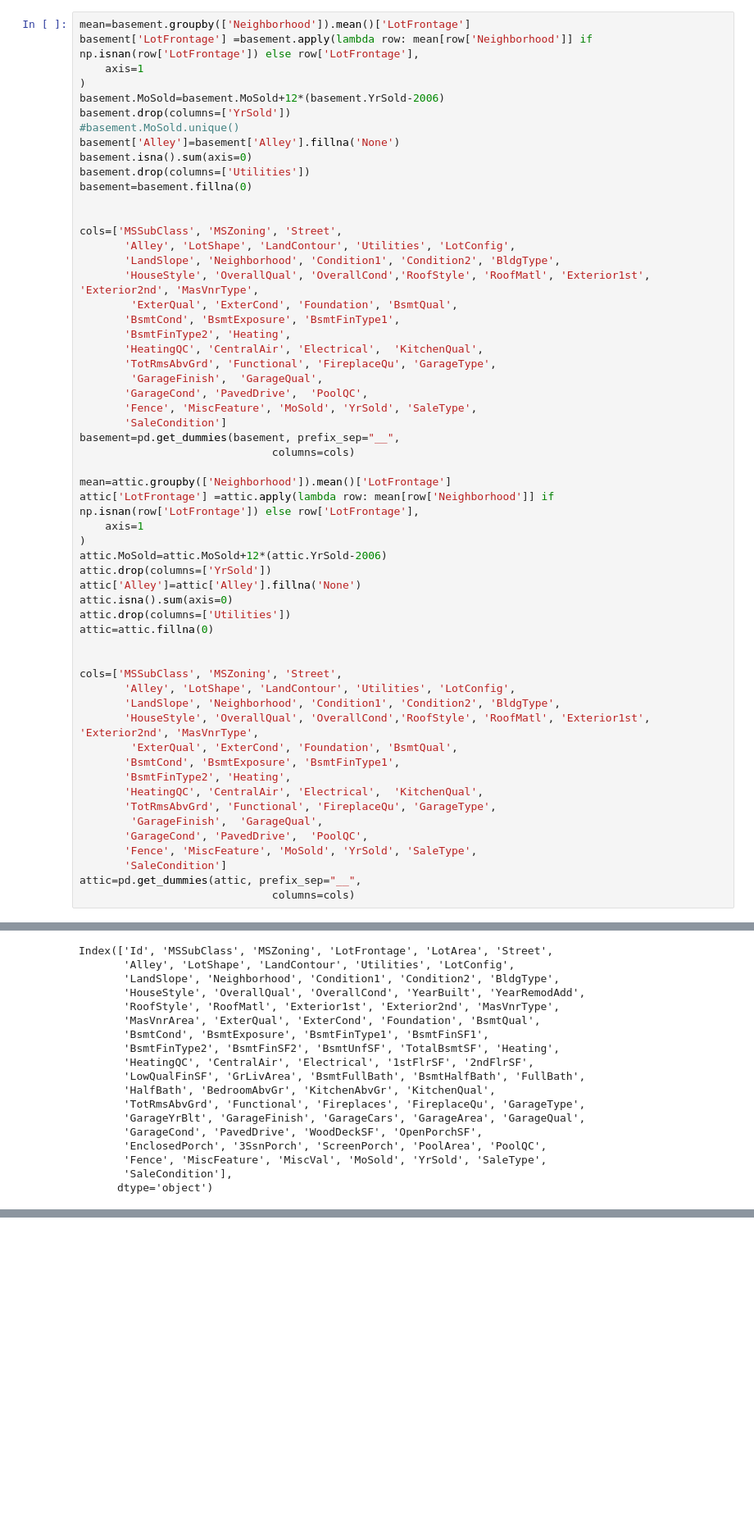
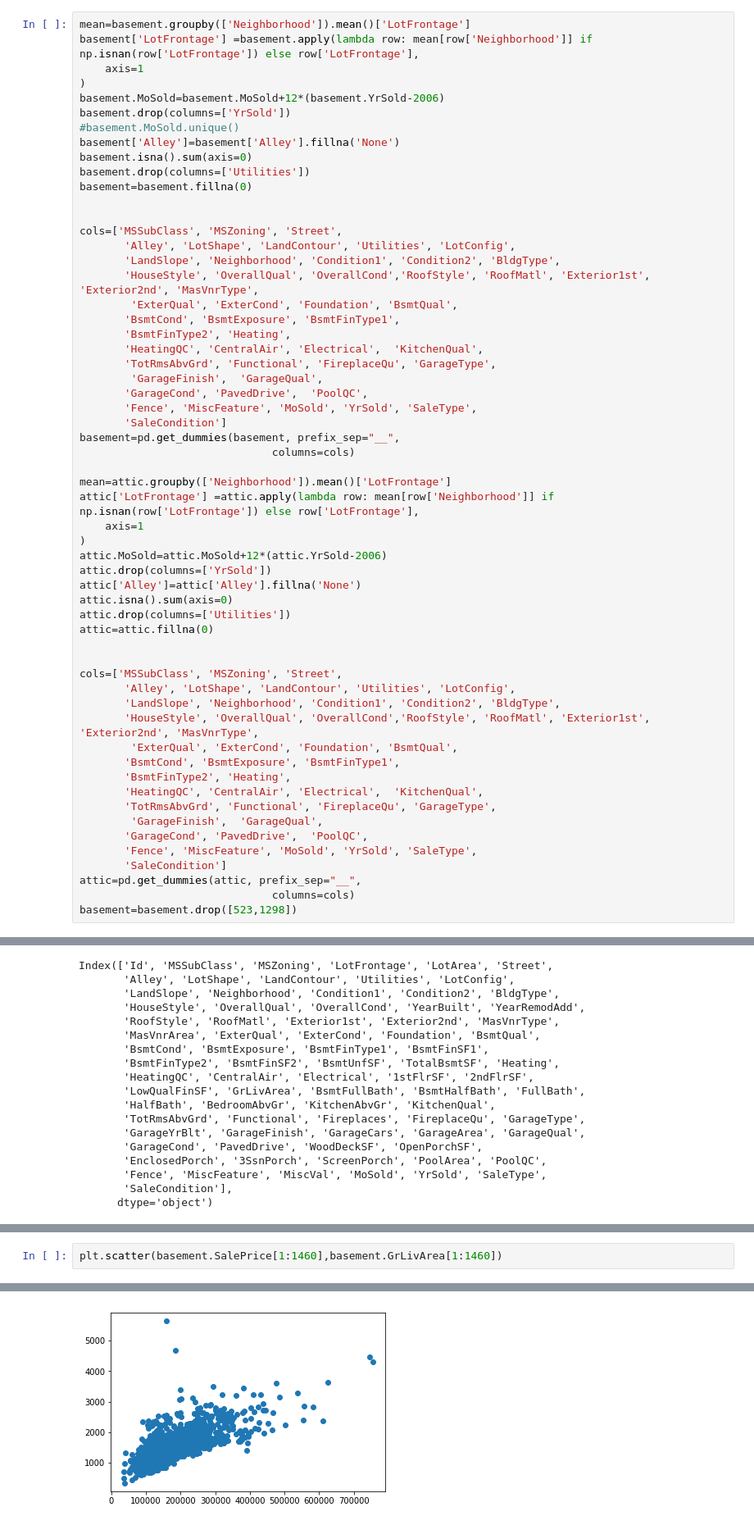
Before and after one commit to xc0878/Machine-Learning-Project, a Jupyter notebook: Fez/scrapsheet.ipynb, the cells around one changed output, grey strips where cells are left out. Shown at 82% size. Drawn from its saved outputs; the diff is of its cells as text; blank space fills up the shorter version.

```diff
--- a/Fez/scrapsheet.ipynb
+++ b/Fez/scrapsheet.ipynb
@@ -82,6 +82,7 @@ cols=['MSSubClass', 'MSZoning', 'Street',
        'SaleCondition']
 attic=pd.get_dummies(attic, prefix_sep="__",
                               columns=cols)
+basement=basement.drop([523,1298])
 # %%
 basement.to_csv('basement.csv',index=False)
 attic.to_csv('attic.csv',index=False)
@@ -243,0 +265,3 @@ Index(['Id', 'MSSubClass', 'MSZoning', 'LotFrontage', 'LotArea', 'Street',
+# %%
+plt.scatter(basement.SalePrice[1:1460],basement.GrLivArea[1:1460])
+# %% [output]
@@ -243,0 +269 @@ Index(['Id', 'MSSubClass', 'MSZoning', 'LotFrontage', 'LotArea', 'Street',
+[figure, added]
```
Also changed, not shown: parts of 6 cells of this notebook, 25 other files.
